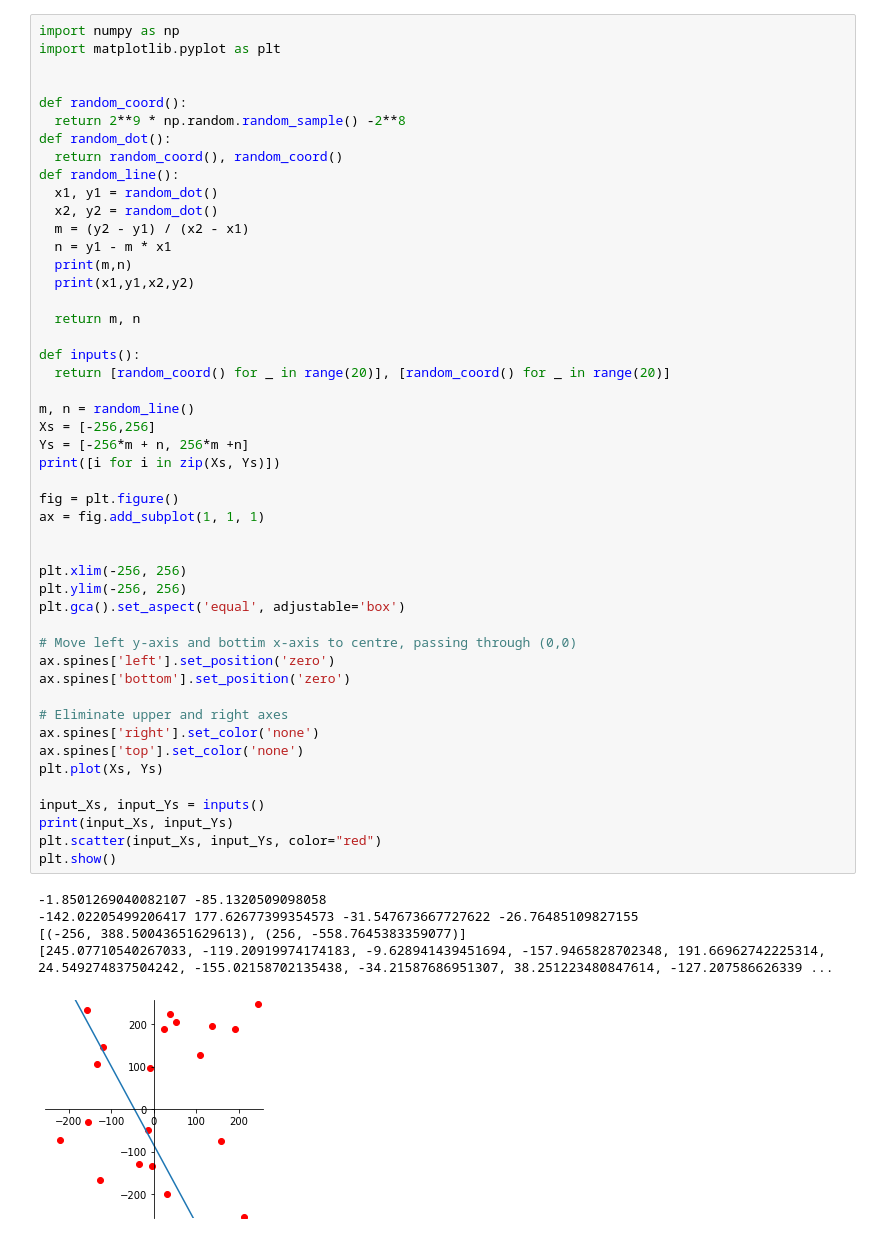
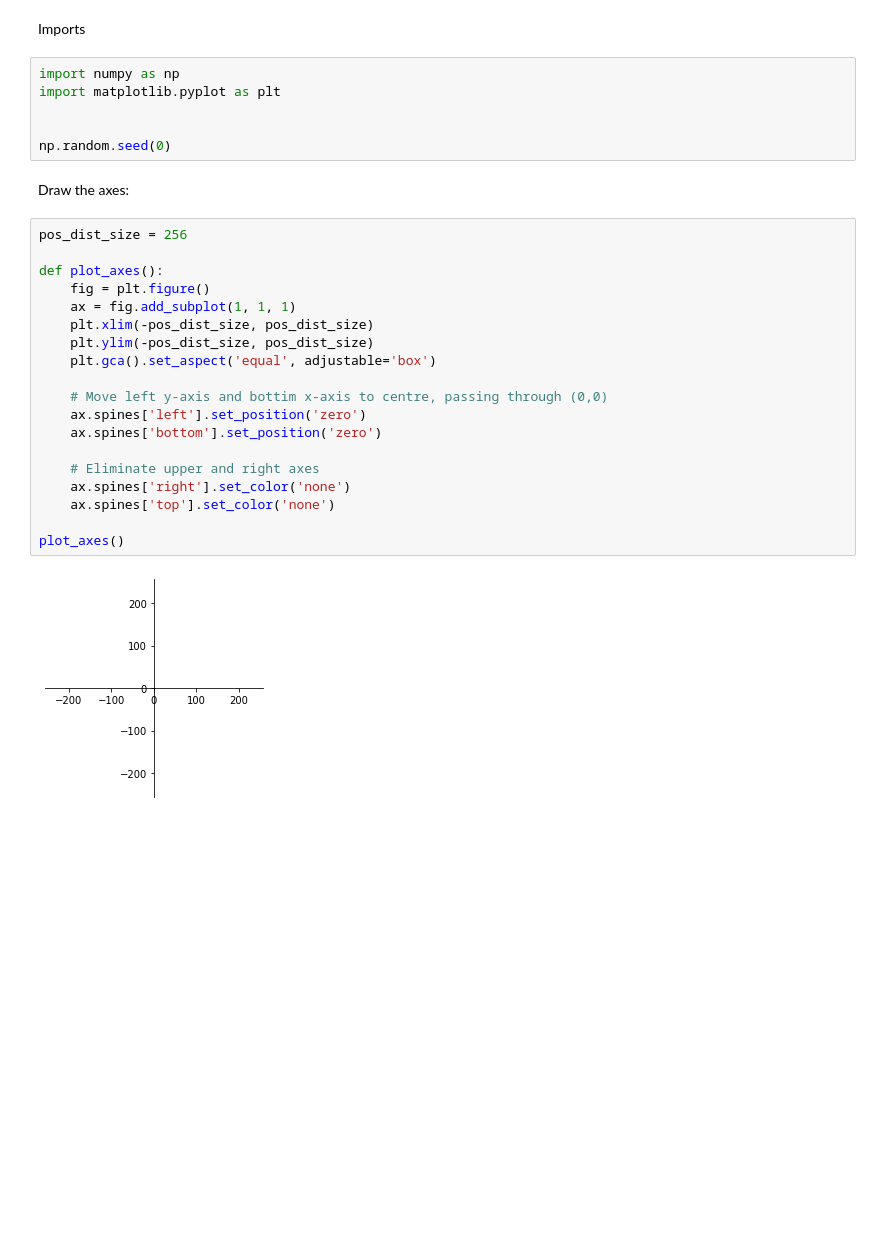
Before and after one commit to mattany/IML, a Jupyter notebook: problem_set_11.ipynb, the cells around one changed output. Cells and saved outputs as stored; diff of their text form; blank space fills up the shorter version.

```diff
--- a/problem_set_11.ipynb
+++ b/problem_set_11.ipynb
@@ -1,56 +1,33 @@
 # %% [markdown]
 <a href="https://colab.research.google.com/github/mattany/IML/blob/main/problem_set_11.ipynb" target="_parent"><img src="https://colab.research.google.com/assets/colab-badge.svg" alt="Open In Colab"/></a>
+# %% [markdown]
+Imports
+# %%
+import numpy as np
+import matplotlib.pyplot as plt
+
+
+np.random.seed(0)
+# %% [markdown]
+Draw the axes:
 # %%
-import numpy as np
-import matplotlib.pyplot as plt
+pos_dist_size = 256
 
+def plot_axes():
+    fig = plt.figure()
+    ax = fig.add_subplot(1, 1, 1)
+    plt.xlim(-pos_dist_size, pos_dist_size)
+    plt.ylim(-pos_dist_size, pos_dist_size)
+    plt.gca().set_aspect('equal', adjustable='box')
 
-def random_coord():
-  return 2**9 * np.random.random_sample() -2**8
-def random_dot():
-  return random_coord(), random_coord()
-def random_line():
-  x1, y1 = random_dot()
-  x2, y2 = random_dot()
-  m = (y2 - y1) / (x2 - x1)
-  n = y1 - m * x1
-  print(m,n)
-  print(x1,y1,x2,y2)
+    # Move left y-axis and bottim x-axis to centre, passing through (0,0)
+    ax.spines['left'].set_position('zero')
+    ax.spines['bottom'].set_position('zero')
 
-  return m, n
+    # Eliminate upper and right axes
+    ax.spines['right'].set_color('none')
+    ax.spines['top'].set_color('none')
 
-def inputs():
-  return [random_coord() for _ in range(20)], [random_coord() for _ in range(20)]
-
-m, n = random_line()
-Xs = [-256,256]
-Ys = [-256*m + n, 256*m +n]
-print([i for i in zip(Xs, Ys)])
-
-fig = plt.figure()
-ax = fig.add_subplot(1, 1, 1)
-
-
-plt.xlim(-256, 256)
-plt.ylim(-256, 256)
-plt.gca().set_aspect('equal', adjustable='box')
-
-# Move left y-axis and bottim x-axis to centre, passing through (0,0)
-ax.spines['left'].set_position('zero')
-ax.spines['bottom'].set_position('zero')
-
-# Eliminate upper and right axes
-ax.spines['right'].set_color('none')
-ax.spines['top'].set_color('none')
-plt.plot(Xs, Ys)
-
-input_Xs, input_Ys = inputs()
-print(input_Xs, input_Ys)
-plt.scatter(input_Xs, input_Ys, color="red")
-plt.show()
+plot_axes()
 # %% [output]
--1.8501269040082107 -85.1320509098058
--142.02205499206417 177.62677399354573 -31.547673667727622 -26.76485109827155
-[(-256, 388.50043651629613), (256, -558.7645383359077)]
-[245.07710540267033, -119.20919974174183, -9.628941439451694, -157.9465828702348, 191.66962742225314, 24.549274837504242, -155.02158702135438, -34.21587686951307, 38.251223480847614, -127.207586626339 ...
-[figure, old version]
+[figure, new version]
```
Also changed, not shown: parts of 7 cells of this notebook.
